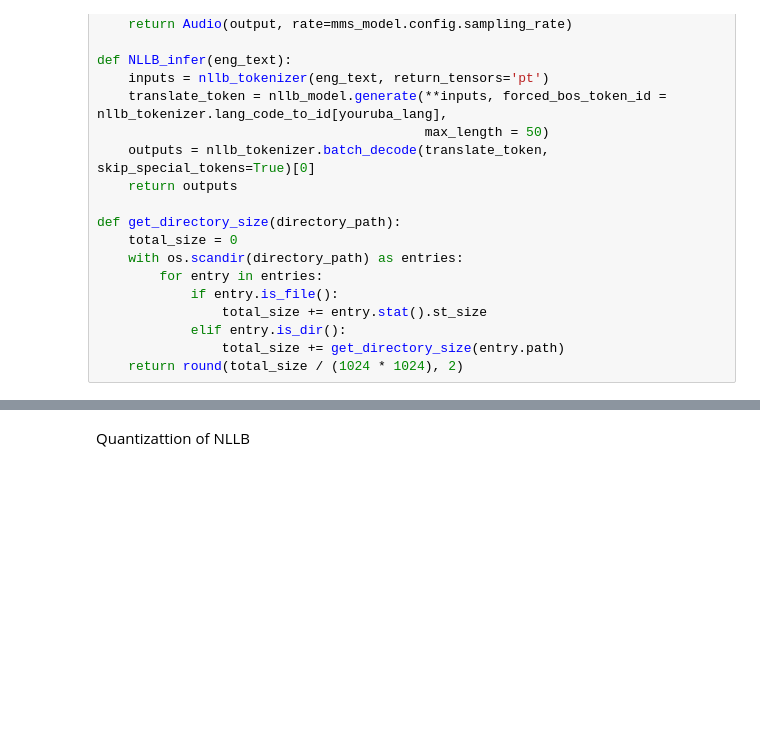
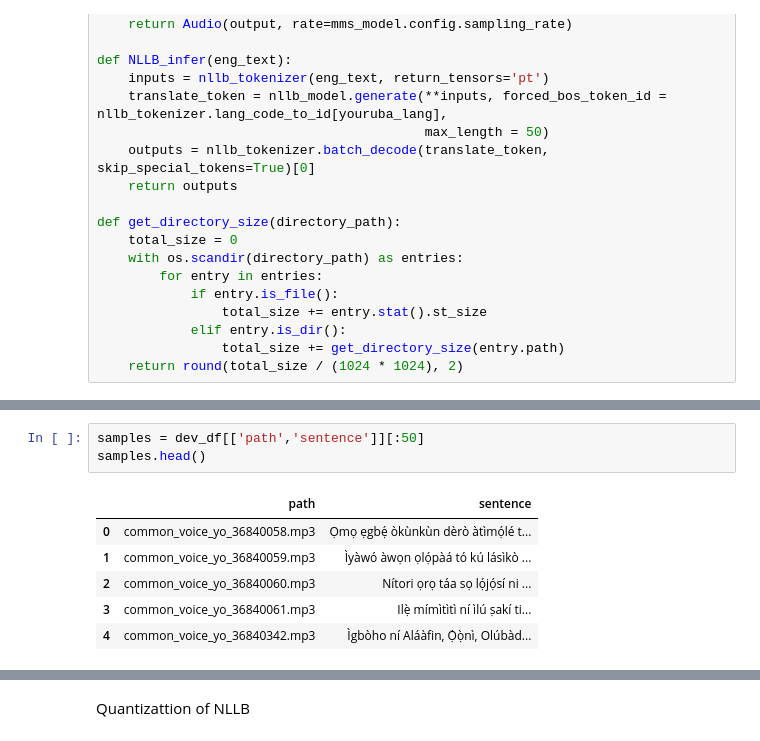
Before and after one commit to rileydrizzy/Cohort8-Ransom-Kuti-Ladipo, a Jupyter notebook: yb2audio/notebooks/model_exp.ipynb, the cells around one changed output, grey strips where cells are left out. Drawn from its saved outputs; the diff is of its cells as text; blank space fills up the shorter version.

```diff
--- a/yb2audio/notebooks/model_exp.ipynb
+++ b/yb2audio/notebooks/model_exp.ipynb
@@ -62,0 +78,10 @@ Mo máa lọ síbi iṣẹ́ lọ́jọ́ Sunday, fún ẹ̀ẹ́dẹ́gbẹ̀r
+# %%
+samples = dev_df[['path','sentence']][:50]
+samples.head()
+# %% [output]
+|  | path | sentence |
+| 0 | common_voice_yo_36840058.mp3 | Ọmọ ẹgbẹ́ òkùnkùn dèrò àtìmọ́lé t... |
+| 1 | common_voice_yo_36840059.mp3 | Ìyàwó àwọn ọlọ́pàá tó kú lásìkò ... |
+| 2 | common_voice_yo_36840060.mp3 | Nítori ọrọ táa sọ lọ́jọ́sí ni ... |
+| 3 | common_voice_yo_36840061.mp3 | Ilẹ̀ mímìtìtì ní ìlú ṣakí ti... |
+| 4 | common_voice_yo_36840342.mp3 | Ìgbòho ní Aláàfin, Ọ̀ọ̀nì, Olúbàd... |
```
Also changed, not shown: parts of 19 cells of this notebook.
